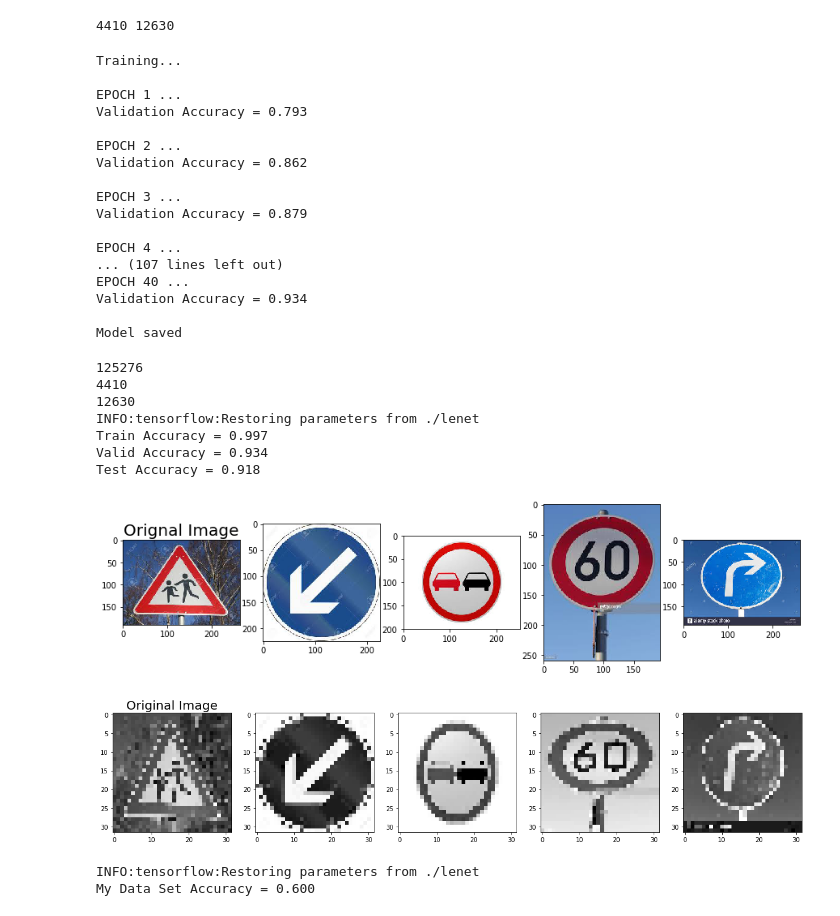
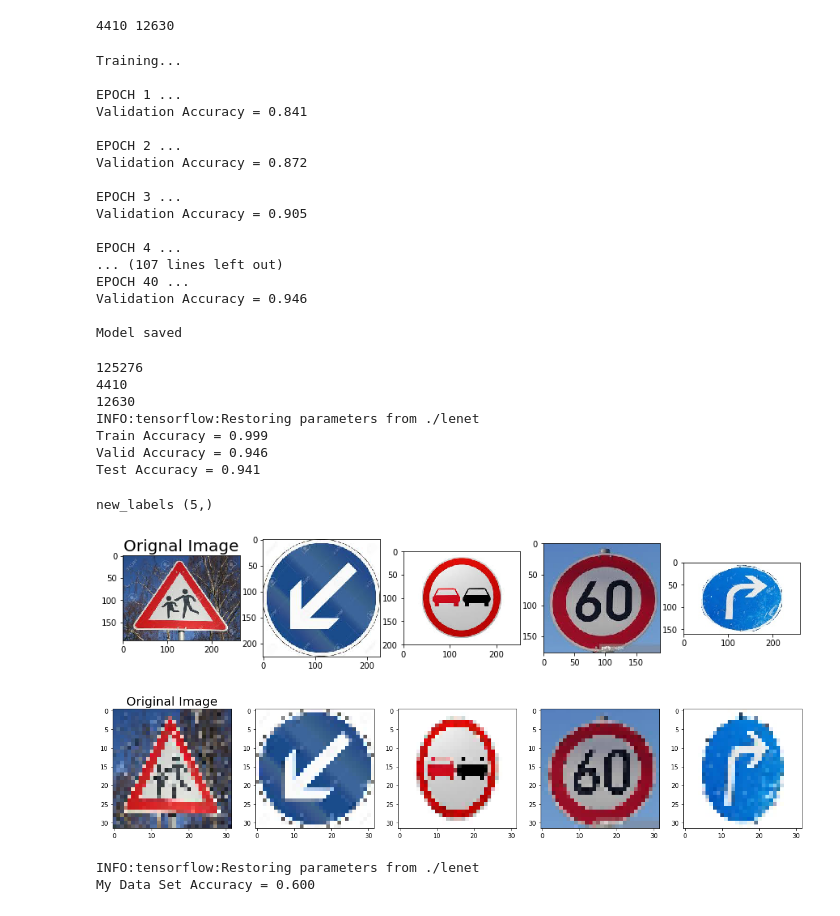
Before and after one commit to nikhilparla/traffic_sign_classifier, a Jupyter notebook: traffic_sign_classifier_project.ipynb, the cells around one changed output. Saved outputs shown, nothing was run; the diff lists cells and outputs as text; code cells hidden in the pictures.

```diff
--- a/traffic_sign_classifier_project.ipynb
+++ b/traffic_sign_classifier_project.ipynb
@@ -87,14 +90,17 @@ BATCH_SIZE = 129
 # %%
 ### Preprocess the data here. It is required to normalize the data. Other preprocessing steps could include
 ### converting to grayscale, etc.
-X_train_gray = np.sum(X_train/3, axis=3, keepdims=True)
-X_train_normalized = (X_train_gray - np.float32(128))/np.float32(128)
+#X_train_gray = np.sum(X_train/3, axis=3, keepdims=True)
+# X_train_normalized = (X_train - np.float32(128))/np.float32(128)
+X_train_normalized = (X_train)/np.float32(255)
 
-X_valid_gray = np.sum(X_valid/3, axis=3, keepdims=True)
-X_valid_normalized = (X_valid_gray - np.float32(128))/np.float32(128)
+#X_valid_gray = np.sum(X_valid/3, axis=3, keepdims=True)
+# X_valid_normalized = (X_valid - np.float32(128))/np.float32(128)
+X_valid_normalized = (X_valid)/np.float32(255)
 
-X_test_gray = np.sum(X_test/3, axis=3, keepdims=True)
-X_test_normalized = (X_test_gray - np.float32(128))/np.float32(128)
+#X_test_gray = np.sum(X_test/3, axis=3, keepdims=True)
+# X_test_normalized = (X_test - np.float32(128))/np.float32(128)
+X_test_normalized = (X_test)/np.float32(255)
 
 print(len(X_valid), len(X_test))
 # %% [output]
@@ -448,18 +462,18 @@ with tf.Session() as sess:
 Training...
 
 EPOCH 1 ...
-Validation Accuracy = 0.793
+Validation Accuracy = 0.841
 
 EPOCH 2 ...
-Validation Accuracy = 0.862
+Validation Accuracy = 0.872
 
 EPOCH 3 ...
-Validation Accuracy = 0.879
+Validation Accuracy = 0.905
 
 EPOCH 4 ...
 ... (107 lines left out)
 EPOCH 40 ...
-Validation Accuracy = 0.934
+Validation Accuracy = 0.946
 
 Model saved
 # %%
@@ -483,16 +497,19 @@ with tf.Session() as sess:
 4410
 12630
 INFO:tensorflow:Restoring parameters from ./lenet
-Train Accuracy = 0.997
-Valid Accuracy = 0.934
-Test Accuracy = 0.918
+Train Accuracy = 0.999
+Valid Accuracy = 0.946
+Test Accuracy = 0.941
 # %%
 import matplotlib.image as mpimg
 import glob
 
 new_images = sorted(glob.glob('./new_signs/*.jpg'))
 new_labels = np.array([28, 39, 9, 3, 33])
+# new_labels = np.array([34, 23, 8, 8, 21])
+
 new_signs = []
+print("new_labels"  , new_labels.shape)
 
 fig, axs = plt.subplots(1,5,figsize=(15,15))
 axs[0].set_title('Orignal Image', fontsize=20)
@@ -501,32 +518,34 @@ for i in range(len(new_images)):
     new_signs.append(img)
     axs[i].imshow(img)
 # %% [output]
+new_labels (5,)
-[figure, old version]
+[figure, new version]
 # %%
 from PIL import Image
 
 size = 32,32
 
 np_im = []
 arr = np.empty((0,32,32,3), int)
 for i in range(len(new_images)):
     im = Image.open(new_images[i])
     im = im.resize(size)
     im = np.array(im)
 #     print(np.shape(arr))
     np_im.append(np.array(im))
     arr = np.append(arr, np.array([im]), axis=0)
 
 np_im = np.asarray(new_signs)
 # print(np.shape(arr))
 
-new_signs_gray = np.sum(arr/3, axis=3, keepdims=True)
-new_signs_normalized = (new_signs_gray - np.float32(128))/np.float32(128)
+#new_signs_gray = np.sum(arr/3, axis=3, keepdims=True)
+# new_signs_normalized = (new_signs_gray - np.float32(128))/np.float32(128)\
+new_signs_normalized = (arr)/np.float32(255)
 
 fig, axs = plt.subplots(1,5,figsize=(20,20))
 axs[0].set_title('Original Image', fontsize=20)
 for i in range(5):
-    axs[i].imshow(new_signs_normalized[i].squeeze() , cmap='gray')
+    axs[i].imshow(new_signs_normalized[i])
 # %% [output]
-[figure, old version]
+[figure, new version]
 # %%
```
Also changed, not shown: parts of 13 cells of this notebook, 2 other files.
